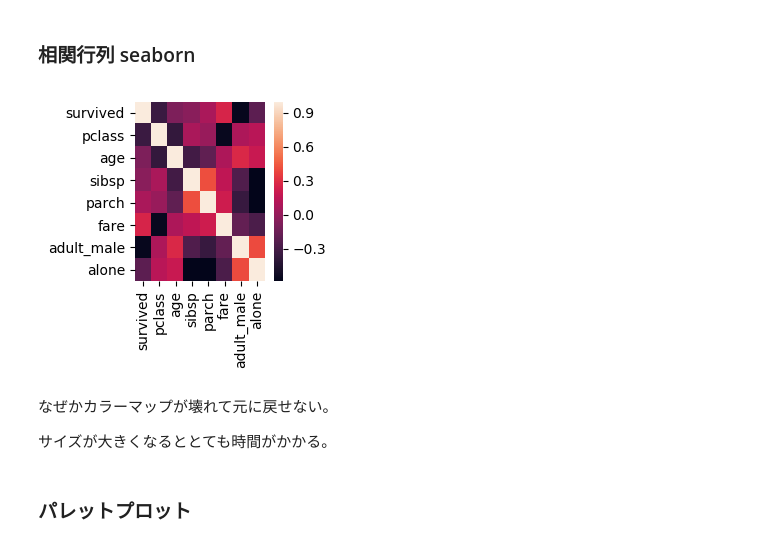
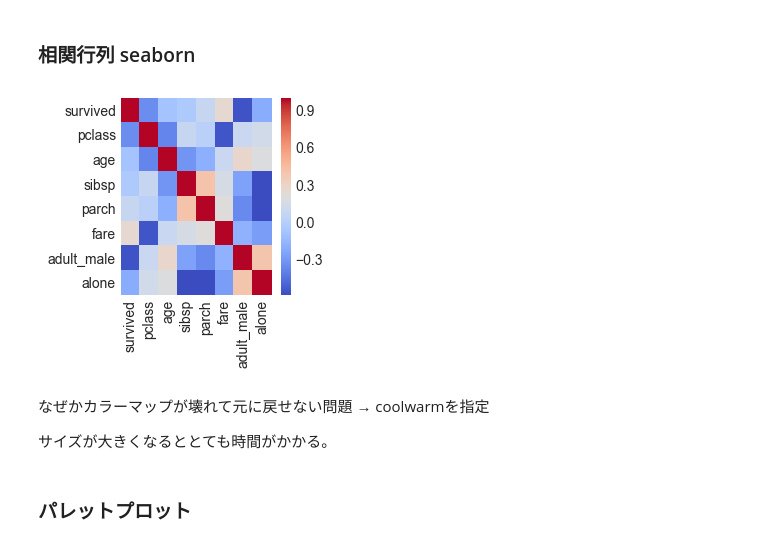
Before and after one commit to junnishina/demo, a Jupyter notebook: seaborn_matplotlib_pandas.ipynb, the cells around one changed output. Drawn from its saved outputs; the diff is of its cells as text; code cells hidden in the pictures.

```diff
--- a/seaborn_matplotlib_pandas.ipynb
+++ b/seaborn_matplotlib_pandas.ipynb
@@ -751,15 +759,15 @@ plotting.scatter_matrixでは、数値以外のデータは無視される。
 # %%
 df=titanic
 plt.figure(figsize=(3,3),dpi=100)
-ax=sns.heatmap(df.corr("pearson"))
+ax=sns.heatmap(df.corr("pearson"), cmap='coolwarm')
 plt.tight_layout()
 #plt.savefig("corrmap.png")
 # %% [output]
-[figure, old version]
+[figure, new version]
-# %% [markdown]
-なぜかカラーマップが壊れて元に戻せない。
-
-サイズが大きくなるととても時間がかかる。
+# %% [markdown]
+なぜかカラーマップが壊れて元に戻せない問題 → coolwarmを指定
+
+サイズが大きくなるととても時間がかかる。
 # %% [markdown]
 ### パレットプロット
 # %%
```
Also changed, not shown: parts of 6 cells of this notebook.
